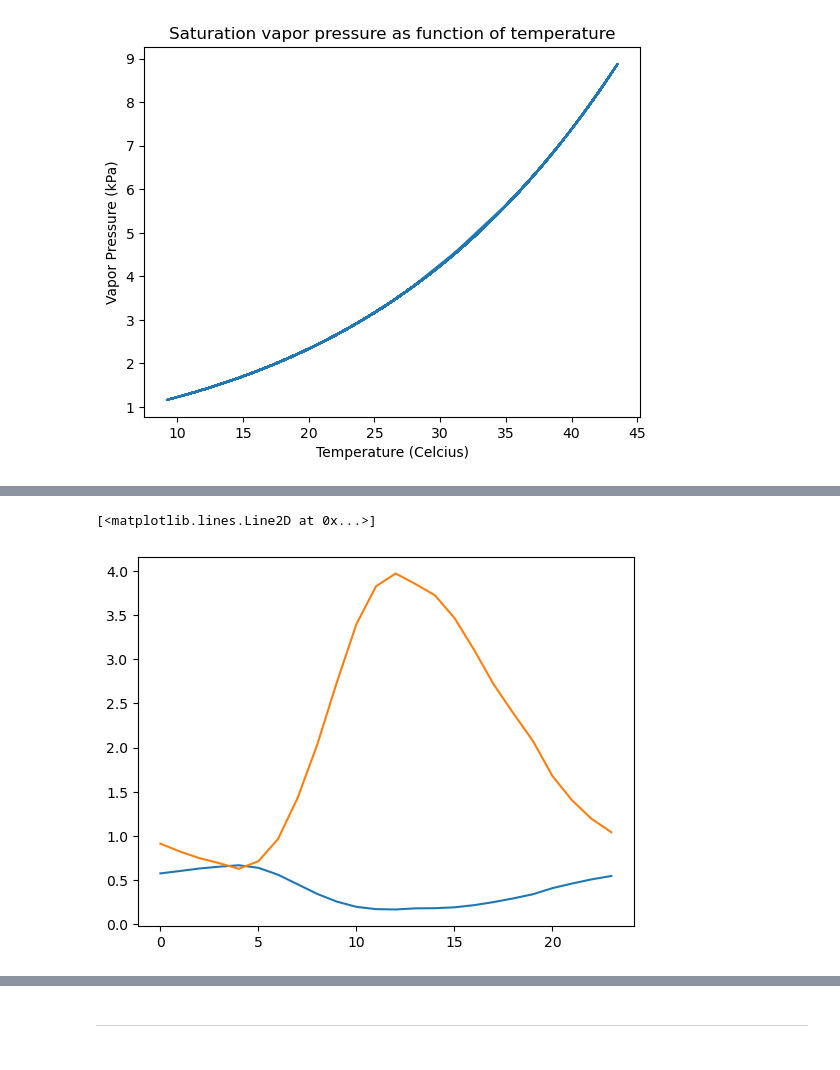
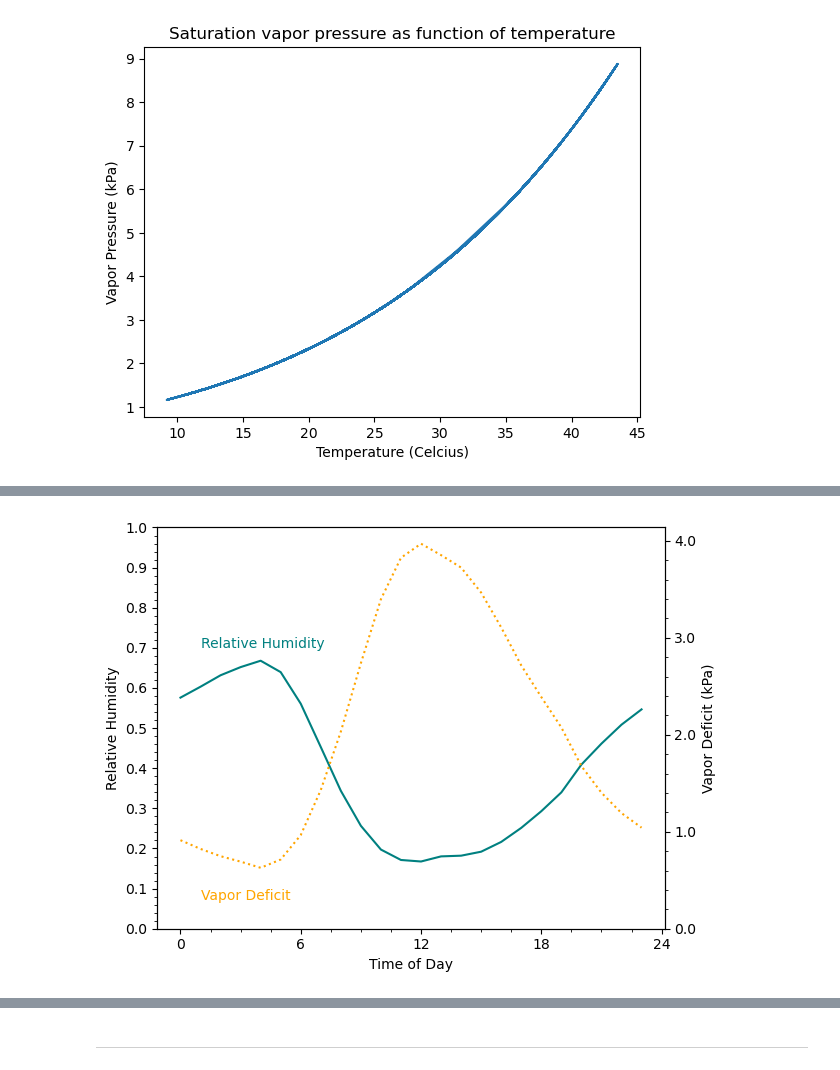
Before and after one commit to amandaherbst/eds217_2023, a Jupyter notebook: practice_sessions/practice_5-1_matplotlib.ipynb, the cells around one changed output, grey strips where cells are left out. Drawn from its saved outputs; the diff is of its cells as text; code cells hidden in the pictures.

Commit message:
matplotlib changes

```diff
--- a/practice_sessions/practice_5-1_matplotlib.ipynb
+++ b/practice_sessions/practice_5-1_matplotlib.ipynb
@@ -182,8 +178,40 @@ hourly_mean
-# %%
-fig = plt.figure()
-
-plt.plot(hourly_mean['hour'], hourly_mean['rh'])
-plt.plot(hourly_mean['hour'], hourly_mean['vpd'])
-# %% [output]
-[<matplotlib.lines.Line2D at 0x...>]
-[figure, removed]
+# %%
+# Plot RH and VPD as a function of time of day.
+
+# Create the figure
+fig, ax1 = plt.subplots()
+
+# First plot -- relative humidity over time of day
+ax1.plot(hourly_mean['hour'], hourly_mean['rh'], color = 'teal')
+
+# adjust axes range and labels
+ax1.set_xlabel('Time of Day')
+ax1.set_xticks([0, 6, 12, 18, 24])
+ax1.set_xticklabels(['0', '6', '12', '18', '24'])
+ax1.set_ylabel('Relative Humidity')
+ax1.set_yticklabels(['0.0', '0.1', '0.2', '0.3', '0.4', '0.5', '0.6', '0.7', '0.8', '0.9', '1.0'])
+ax1.set_yticks([0, 0.1, .2, .3, .4, .5, .6, .7, .8, .9, 1])
+ax1.minorticks_on()
+
+# add label to the line
+ax1.text(1, 0.7, 'Relative Humidity', color = 'Teal')
+
+# Second plot on the same axes
+ax2 = ax1.twinx()
+
+# vapor pressure deficit over time of day
+ax2.plot(hourly_mean['hour'], hourly_mean['vpd'], color = 'orange', linestyle = ':')
+
+# adjust axes range and labels
+ax2.set_ylabel('Vapor Deficit (kPa)')
+ax2.set_yticks([0, 1, 2, 3, 4])
+ax2.set_yticklabels(['0.0', '1.0', '2.0', '3.0', '4.0'])
+ax2.minorticks_on()
+
+ax2.text(1, 0.3, 'Vapor Deficit', color = 'orange')
+
+# Show plot!
+fig.tight_layout()
+plt.show()
+# %% [output]
+[figure, added]
```
Also changed, not shown: parts of 3 cells of this notebook.
